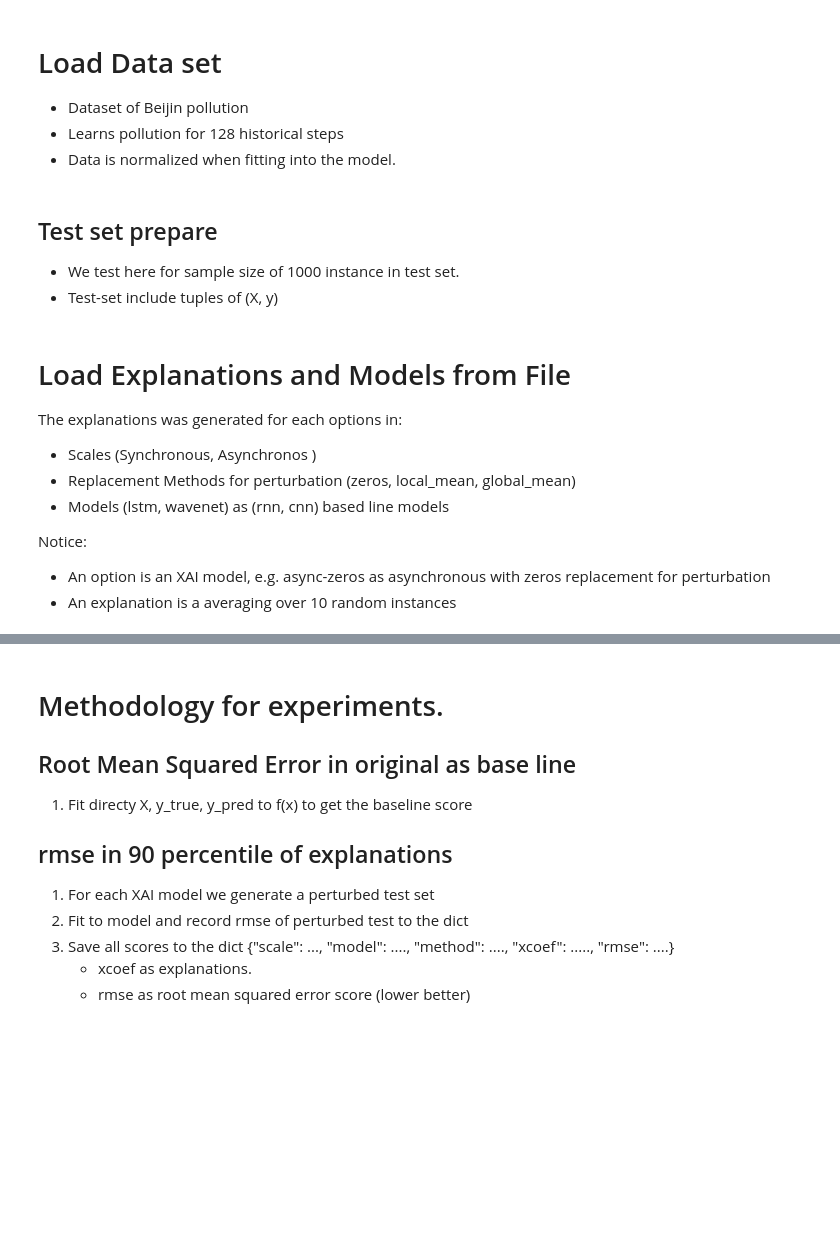
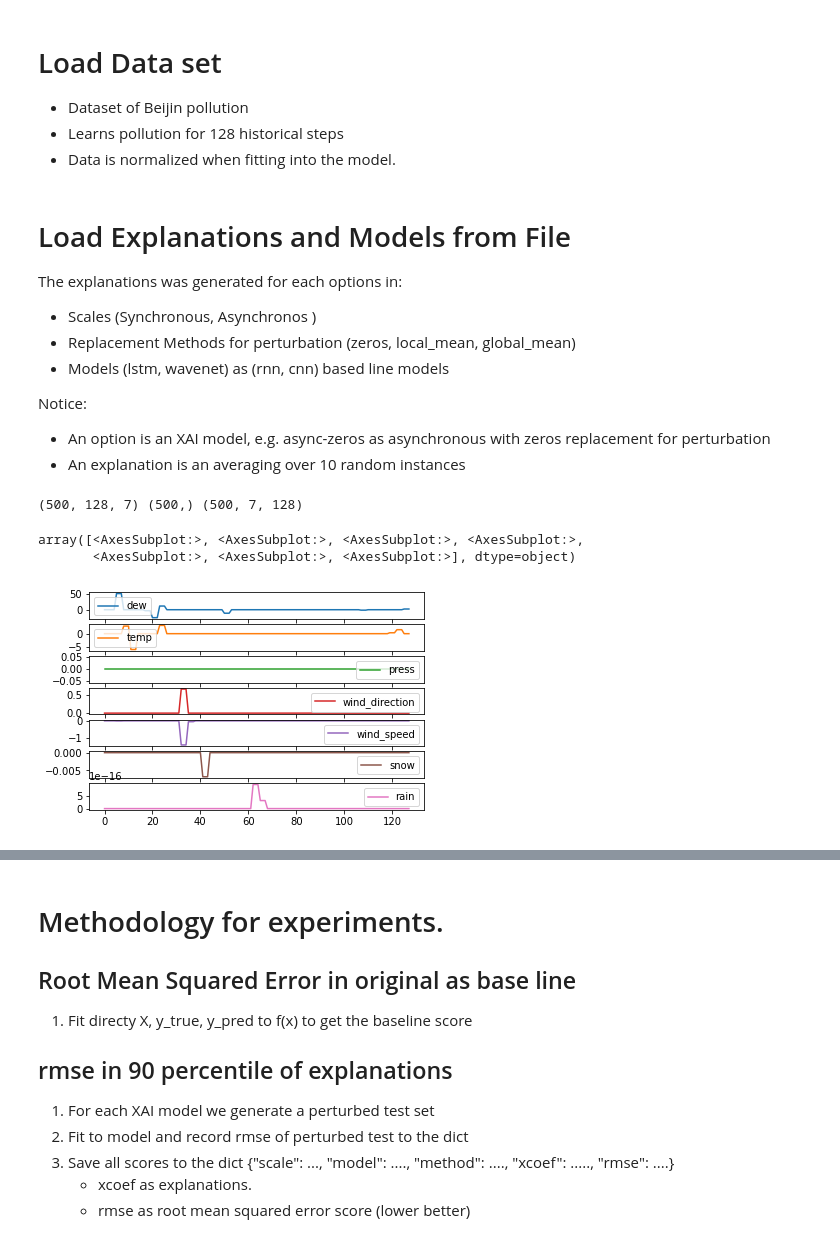
Before and after one commit to dungthuapps/tsx, a Jupyter notebook: notebooks/tsx-eval-qm.ipynb, the cells around one changed output, grey strips where cells are left out. Saved outputs shown, nothing was run; the diff lists cells and outputs as text; code cells hidden in the pictures; blank space fills up the shorter version.

```diff
--- a/notebooks/tsx-eval-qm.ipynb
+++ b/notebooks/tsx-eval-qm.ipynb
@@ -46,7 +46,3 @@ n_steps = 128
 window_size = 8
 n_variables = len(independents)
 samples_size = 100
-# %% [markdown]
-## Test set prepare
-- We test here for sample size of 1000 instance in test set.
-- Test-set include tuples of (X, y)
@@ -70,13 +56,24 @@ The explanations was generated for each options in:
 
 Notice:
 - An option is an XAI model, e.g. async-zeros as asynchronous with zeros replacement for perturbation
-- An explanation is a averaging over 10 random instances
+- An explanation is an averaging over 10 random instances
 # %%
-# Explanations
-explanations = np.load('data/explanations.npy', allow_pickle=True)
+X_test, y_test, options = np.load('data/explanations_and_test_set_w8.npy', allow_pickle=True)
+
+# An option contain explanations, matching with instance in X_test
+print(X_test.shape, y_test.shape, options[0]["explanations"].shape)
 
 # Models
-wavenet = tf.keras.models.load_model(f"{DATA_DIR}/wavenet_mts_128_1.h5")
-lstm = tf.keras.models.load_model(f"{DATA_DIR}/lstm_mts_128_1.h5")
+wavenet = tf.keras.models.load_model(f"data/wavenet_mts_128_1.h5")
+lstm = tf.keras.models.load_model("data/lstm_mts_128_1.h5")
+# %% [output]
+(500, 128, 7) (500,) (500, 7, 128)
+# %%
+e = options[0]["explanations"][1]
+pd.DataFrame(e.T, columns=independents).plot(subplots=True)
+# %% [output]
+array([<AxesSubplot:>, <AxesSubplot:>, <AxesSubplot:>, <AxesSubplot:>,
+       <AxesSubplot:>, <AxesSubplot:>, <AxesSubplot:>], dtype=object)
+[figure, added]
 # %%
 # Functions to perturb test set
```
Also changed, not shown: parts of 26 cells of this notebook, 9 other files.
